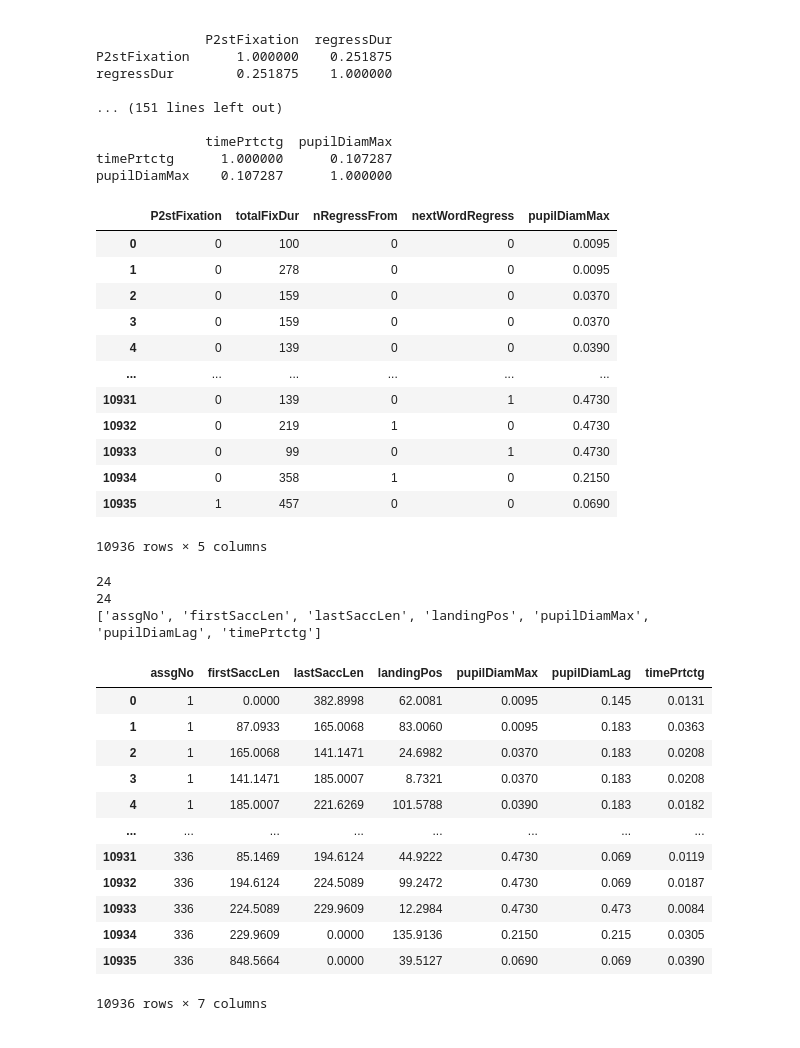
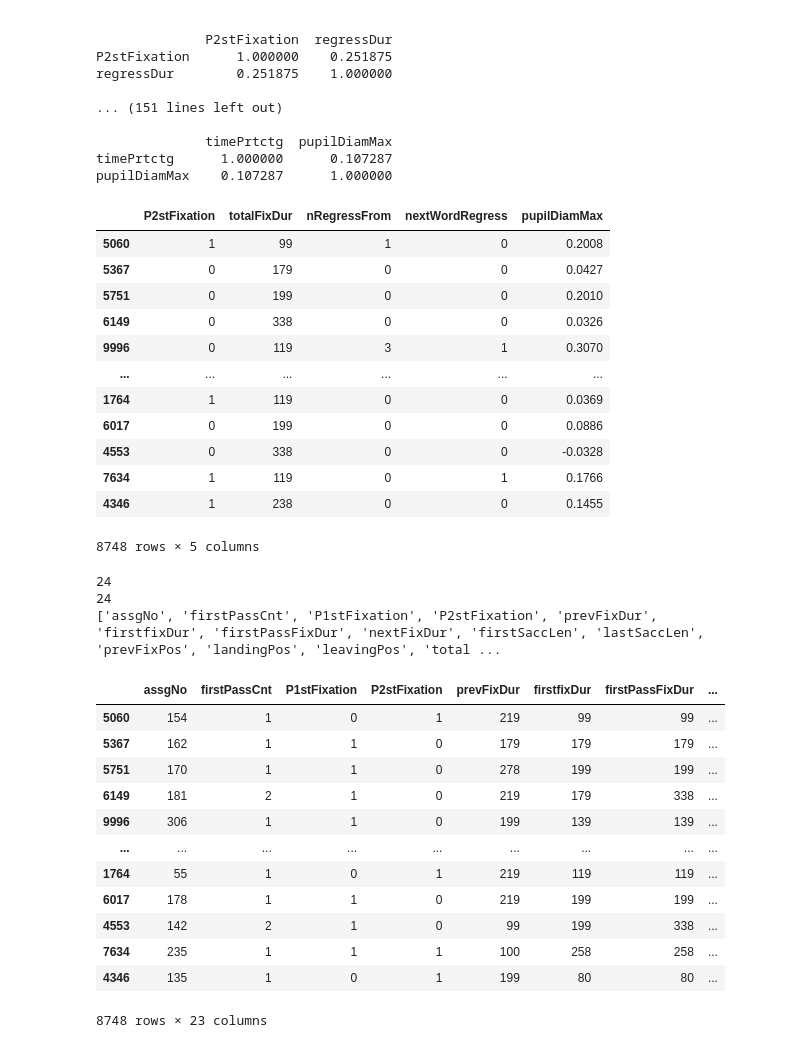
Before and after one commit to adiv413/eye-movement-classifier, a Jupyter notebook: data_preprocessing.ipynb, the cells around one changed output. Drawn from its saved outputs; the diff is of its cells as text; code cells hidden in the pictures.

```diff
--- a/data_preprocessing.ipynb
+++ b/data_preprocessing.ipynb
@@ -95,8 +95,9 @@ Index(['assgNo', 'fixcount', 'firstPassCnt', 'P1stFixation', 'P2stFixation',
        'timePrtctg', 'nWordsInTitle', 'label'],
       dtype='object')
 # %%
-x = df2.drop(columns=['label'], axis=1)
-y = df2['label']
+x_full = df2.drop(columns=['label'], axis=1)
+y_full = df2['label']
+x, x_test, y, y_test = train_test_split(x_full, y_full, test_size=0.2, stratify=y_full)
 # %%
 # get the pearson correlation coefficients for all features to determine which features to train on
 
@@ -144,66 +145,66 @@ pupilDiamMax    0.107287      1.000000
 # drop all columns which have a low correlation
 # regressDur and timePtrctg have a high correlation with several other attributes and are thus not independent, drop both as well
 final_columns = ["P2stFixation", "totalFixDur", "nRegressFrom", "nextWordRegress", "pupilDiamMax"]
-df_preprocessed_correlation = df2
-for i in df2.columns:
+df_preprocessed_correlation = x
+for i in x.columns:
     if i not in final_columns:
         df_preprocessed_correlation = df_preprocessed_correlation.drop(columns=[i,], axis=1)
 
 df_preprocessed_correlation
 # %% [output]
 |  | P2stFixation | totalFixDur | nRegressFrom | nextWordRegress | pupilDiamMax |
-| 0 | 0 | 100 | 0 | 0 | 0.0095 |
-| 1 | 0 | 278 | 0 | 0 | 0.0095 |
-| 2 | 0 | 159 | 0 | 0 | 0.0370 |
-| 3 | 0 | 159 | 0 | 0 | 0.0370 |
-| 4 | 0 | 139 | 0 | 0 | 0.0390 |
+| 5060 | 1 | 99 | 1 | 0 | 0.2008 |
+| 5367 | 0 | 179 | 0 | 0 | 0.0427 |
+| 5751 | 0 | 199 | 0 | 0 | 0.2010 |
+| 6149 | 0 | 338 | 0 | 0 | 0.0326 |
+| 9996 | 0 | 119 | 3 | 1 | 0.3070 |
 | ... | ... | ... | ... | ... | ... |
-| 10931 | 0 | 139 | 0 | 1 | 0.4730 |
-| 10932 | 0 | 219 | 1 | 0 | 0.4730 |
-| 10933 | 0 | 99 | 0 | 1 | 0.4730 |
-| 10934 | 0 | 358 | 1 | 0 | 0.2150 |
-| 10935 | 1 | 457 | 0 | 0 | 0.0690 |
+| 1764 | 1 | 119 | 0 | 0 | 0.0369 |
+| 6017 | 0 | 199 | 0 | 0 | 0.0886 |
+| 4553 | 0 | 338 | 0 | 0 | -0.0328 |
+| 7634 | 1 | 119 | 0 | 1 | 0.1766 |
+| 4346 | 1 | 238 | 0 | 0 | 0.1455 |
-10936 rows × 5 columns
+8748 rows × 5 columns
 # %%
-# perform attribute selection with RFE + decision trees
+# perform attribute selection with RFE + random forests
 # RFE (Recursive Feature Elimination) feeds the data to a model, evaluates the performance for each attribute
 # and deletes attributes which don't perform well enough
 from sklearn.ensemble import RandomForestClassifier
 
-rfe = RFE(estimator=RandomForestClassifier(n_estimators=100), n_features_to_select=6)
+rfe = RFECV(estimator=RandomForestClassifier(n_estimators=100))
 fit = rfe.fit(x, y)
 best_features = []
 print(len(fit.support_))
 print(len(x.columns))
 for i in range(len(fit.support_)):
     if fit.support_[i]:
         best_features.append(x.columns[i])
 
 print(best_features)
-df_preprocessed_rfe = df2
+df_preprocessed_rfe = x
 
-for i in df2.columns:
+for i in x.columns:
     if i not in best_features:
         df_preprocessed_rfe = df_preprocessed_rfe.drop(columns=[i,], axis=1)
 
 df_preprocessed_rfe
 # %% [output]
 24
 24
-['assgNo', 'firstSaccLen', 'lastSaccLen', 'landingPos', 'pupilDiamMax', 'pupilDiamLag', 'timePrtctg']
+['assgNo', 'firstPassCnt', 'P1stFixation', 'P2stFixation', 'prevFixDur', 'firstfixDur', 'firstPassFixDur', 'nextFixDur', 'firstSaccLen', 'lastSaccLen', 'prevFixPos', 'landingPos', 'leavingPos', 'total ...
-|  | assgNo | firstSaccLen | lastSaccLen | landingPos | pupilDiamMax | pupilDiamLag | timePrtctg |
-| 0 | 1 | 0.0000 | 382.8998 | 62.0081 | 0.0095 | 0.145 | 0.0131 |
-| 1 | 1 | 87.0933 | 165.0068 | 83.0060 | 0.0095 | 0.183 | 0.0363 |
-| 2 | 1 | 165.0068 | 141.1471 | 24.6982 | 0.0370 | 0.183 | 0.0208 |
-| 3 | 1 | 141.1471 | 185.0007 | 8.7321 | 0.0370 | 0.183 | 0.0208 |
-| 4 | 1 | 185.0007 | 221.6269 | 101.5788 | 0.0390 | 0.183 | 0.0182 |
-| ... | ... | ... | ... | ... | ... | ... | ... |
-| 10931 | 336 | 85.1469 | 194.6124 | 44.9222 | 0.4730 | 0.069 | 0.0119 |
-| 10932 | 336 | 194.6124 | 224.5089 | 99.2472 | 0.4730 | 0.069 | 0.0187 |
-| 10933 | 336 | 224.5089 | 229.9609 | 12.2984 | 0.4730 | 0.473 | 0.0084 |
-| 10934 | 336 | 229.9609 | 0.0000 | 135.9136 | 0.2150 | 0.215 | 0.0305 |
-| 10935 | 336 | 848.5664 | 0.0000 | 39.5127 | 0.0690 | 0.069 | 0.0390 |
+|  | assgNo | firstPassCnt | P1stFixation | P2stFixation | prevFixDur | firstfixDur | firstPassFixDur | ... |
+| 5060 | 154 | 1 | 0 | 1 | 219 | 99 | 99 | ... |
+| 5367 | 162 | 1 | 1 | 0 | 179 | 179 | 179 | ... |
+| 5751 | 170 | 1 | 1 | 0 | 278 | 199 | 199 | ... |
+| 6149 | 181 | 2 | 1 | 0 | 219 | 179 | 338 | ... |
+| 9996 | 306 | 1 | 1 | 0 | 199 | 139 | 139 | ... |
+| ... | ... | ... | ... | ... | ... | ... | ... | ... |
+| 1764 | 55 | 1 | 0 | 1 | 219 | 119 | 119 | ... |
+| 6017 | 178 | 1 | 1 | 0 | 219 | 199 | 199 | ... |
+| 4553 | 142 | 2 | 1 | 0 | 99 | 199 | 338 | ... |
+| 7634 | 235 | 1 | 1 | 1 | 100 | 258 | 258 | ... |
+| 4346 | 135 | 1 | 0 | 1 | 199 | 80 | 80 | ... |
-10936 rows × 7 columns
+8748 rows × 23 columns
 # %%
 from sklearn.feature_selection import SelectFromModel
 from sklearn.linear_model import LassoCV
```
Also changed, not shown: parts of 7 cells of this notebook.
